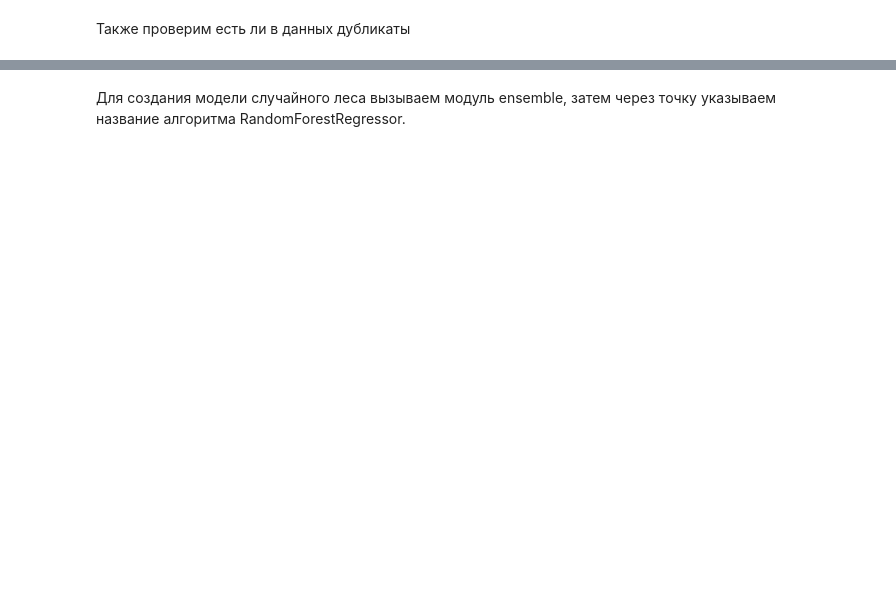
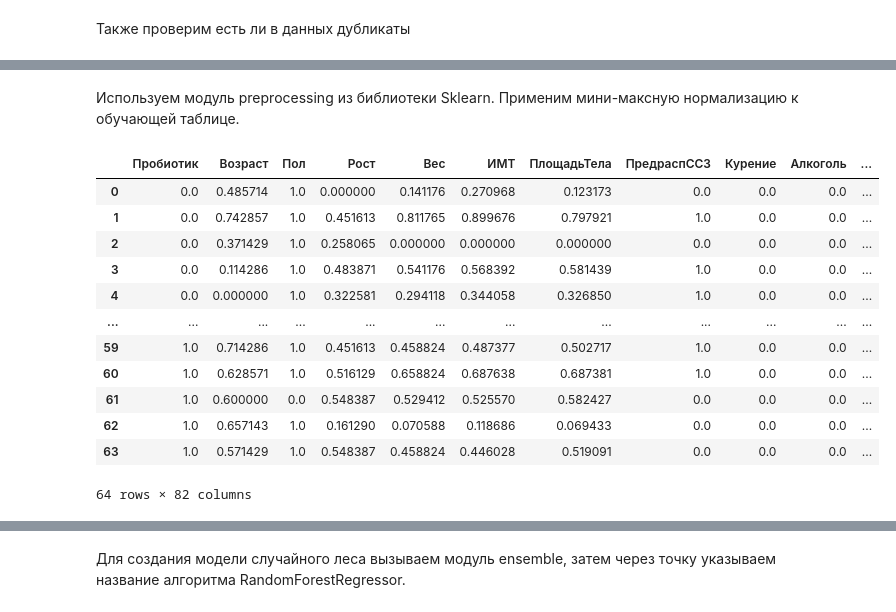
Before and after one commit to AlexBaunti/Prediction_AI, a Jupyter notebook: DecisionTreesMethod.ipynb, the cells around one changed output, grey strips where cells are left out. Cells and saved outputs as stored; diff of their text form; code cells hidden in the pictures; blank space fills up the shorter version.

```diff
--- a/DecisionTreesMethod.ipynb
+++ b/DecisionTreesMethod.ipynb
@@ -417,0 +441,23 @@ duplicateRows
+# %% [markdown]
+Используем модуль preprocessing из библиотеки Sklearn. Применим мини-максную нормализацию к обучающей таблице.
+# %%
+transformer = preprocessing.MinMaxScaler(feature_range=(0, 1))
+transformer.fit(training_samples)
+names = training_samples.columns
+training_samples_norm = transformer.transform(training_samples)
+training_samples_norm = pd.DataFrame(training_samples_norm, columns=names)
+training_samples_norm
+# %% [output]
+|  | Пробиотик | Возраст | Пол | Рост | Вес | ИМТ | ПлощадьТела | ПредраспССЗ | Курение | Алкоголь | ... |
+| 0 | 0.0 | 0.485714 | 1.0 | 0.000000 | 0.141176 | 0.270968 | 0.123173 | 0.0 | 0.0 | 0.0 | ... |
+| 1 | 0.0 | 0.742857 | 1.0 | 0.451613 | 0.811765 | 0.899676 | 0.797921 | 1.0 | 0.0 | 0.0 | ... |
+| 2 | 0.0 | 0.371429 | 1.0 | 0.258065 | 0.000000 | 0.000000 | 0.000000 | 0.0 | 0.0 | 0.0 | ... |
+| 3 | 0.0 | 0.114286 | 1.0 | 0.483871 | 0.541176 | 0.568392 | 0.581439 | 1.0 | 0.0 | 0.0 | ... |
+| 4 | 0.0 | 0.000000 | 1.0 | 0.322581 | 0.294118 | 0.344058 | 0.326850 | 1.0 | 0.0 | 0.0 | ... |
+| ... | ... | ... | ... | ... | ... | ... | ... | ... | ... | ... | ... |
+| 59 | 1.0 | 0.714286 | 1.0 | 0.451613 | 0.458824 | 0.487377 | 0.502717 | 1.0 | 0.0 | 0.0 | ... |
+| 60 | 1.0 | 0.628571 | 1.0 | 0.516129 | 0.658824 | 0.687638 | 0.687381 | 1.0 | 0.0 | 0.0 | ... |
+| 61 | 1.0 | 0.600000 | 0.0 | 0.548387 | 0.529412 | 0.525570 | 0.582427 | 0.0 | 0.0 | 0.0 | ... |
+| 62 | 1.0 | 0.657143 | 1.0 | 0.161290 | 0.070588 | 0.118686 | 0.069433 | 0.0 | 0.0 | 0.0 | ... |
+| 63 | 1.0 | 0.571429 | 1.0 | 0.548387 | 0.458824 | 0.446028 | 0.519091 | 0.0 | 0.0 | 0.0 | ... |
+64 rows × 82 columns
```
Also changed, not shown: parts of 48 cells of this notebook.
